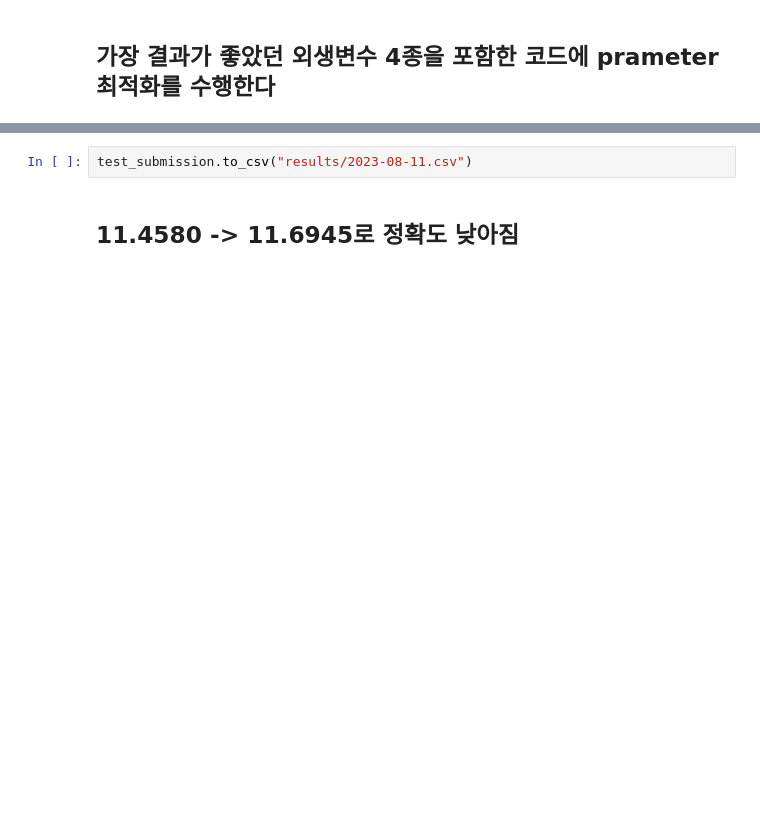
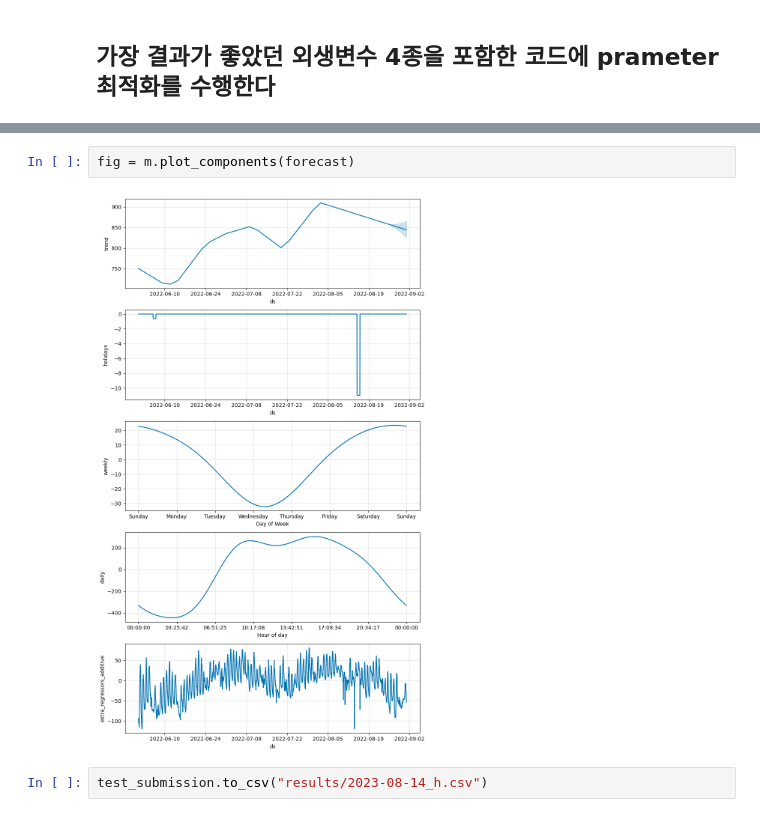
Before and after one commit to Jonghyun-Park1027/Competition3, a Jupyter notebook: Prophet_add_regressor.ipynb, the cells around one changed output, grey strips where cells are left out. Saved outputs shown, nothing was run; the diff lists cells and outputs as text; blank space fills up the shorter version.

```diff
--- a/Prophet_add_regressor.ipynb
+++ b/Prophet_add_regressor.ipynb
@@ -173,4 +147,6 @@ test_submission.set_index("num_date_time",inplace= True)
+# %%
+fig = m.plot_components(forecast)
+# %% [output]
+[figure, added]
 # %%
-test_submission.to_csv("results/2023-08-11.csv")
+test_submission.to_csv("results/2023-08-14_h.csv")
-# %% [markdown]
-## 11.4580 -> 11.6945로 정확도 낮아짐
```
Also changed, not shown: parts of 8 cells of this notebook.
